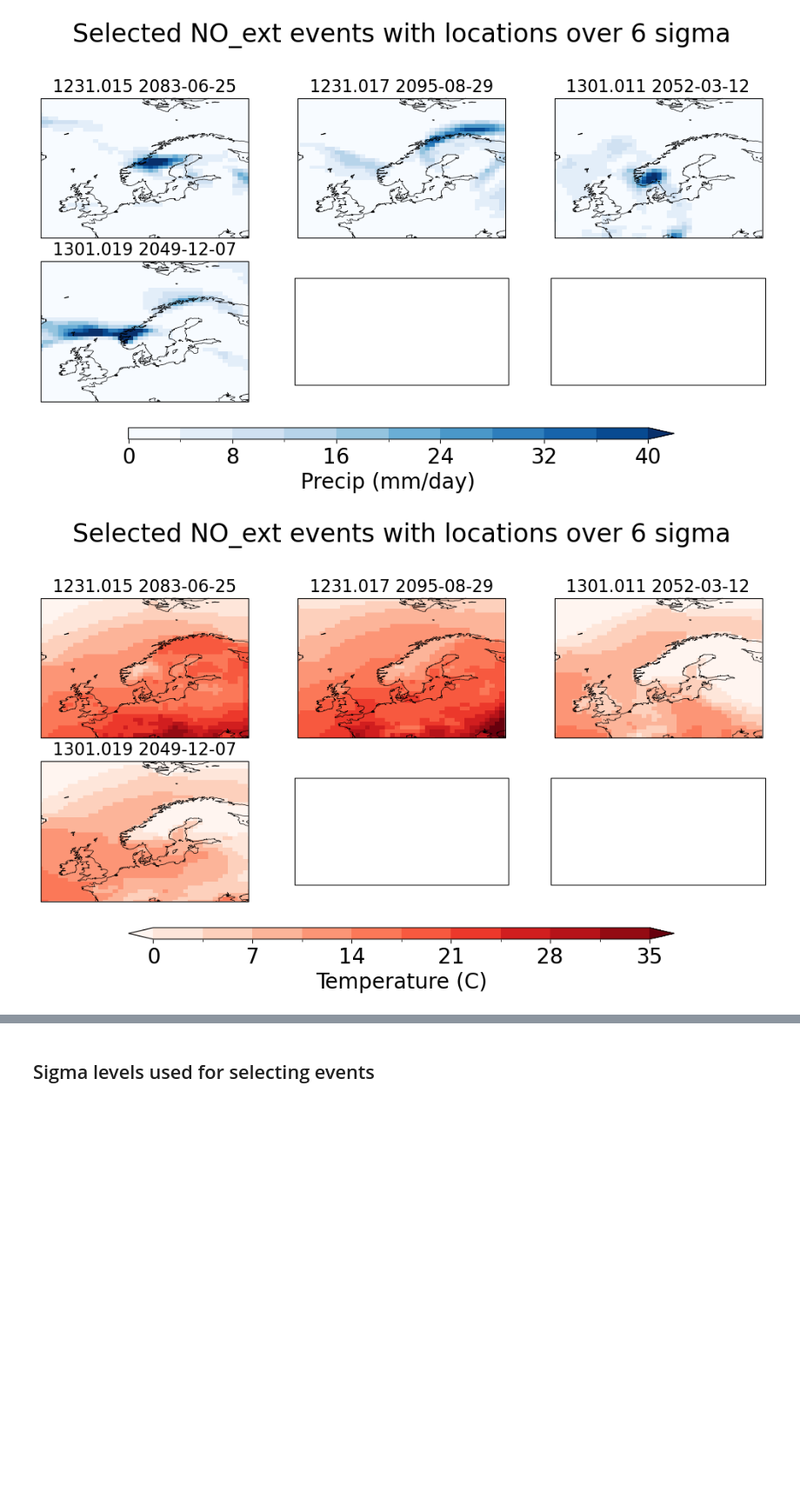
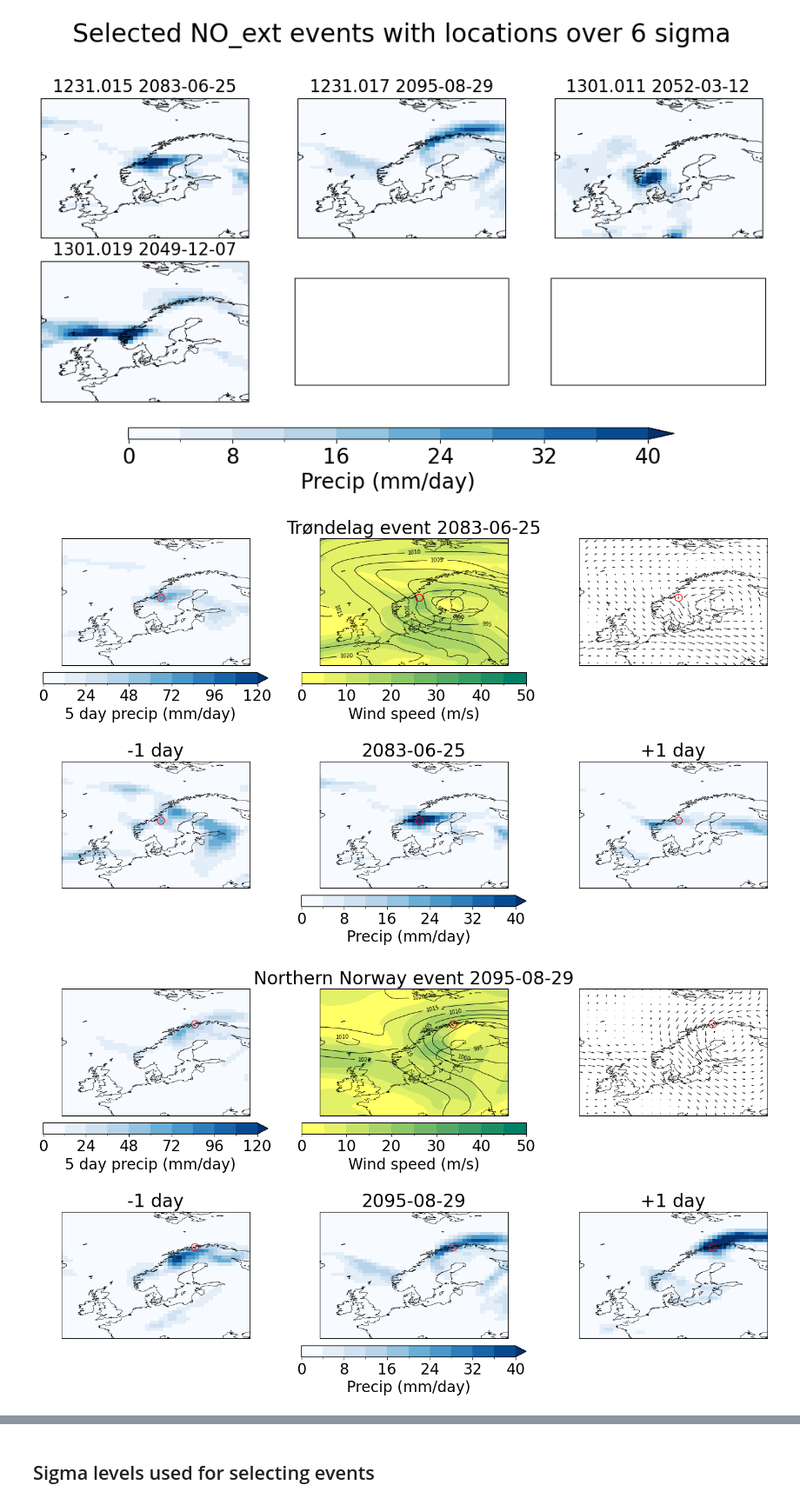
Before and after one commit to zosiast/XXN_public_scripts, a Jupyter notebook: paper_figs/selected_events_paper_figs.ipynb, the cells around one changed output, grey strips where cells are left out. Shown at 87% size. Cells and saved outputs as stored; diff of their text form; code cells hidden in the pictures; blank space fills up the shorter version.

```diff
--- a/paper_figs/selected_events_paper_figs.ipynb
+++ b/paper_figs/selected_events_paper_figs.ipynb
@@ -163,43 +172,6 @@ fig.subplots_adjust(bottom=0.5, top=0.9, left=0.1, right=0.9,wspace=0.2, hspace=
 #fig.savefig(f'{out_plots}{region_label}_select_events_precip_maps.pdf', format='pdf', bbox_inches='tight')
 # %% [output]
 [figure]
-# %%
-# Temperature plot for each event
-fig, axs = plt.subplots(nrows=nrows,ncols=3,
-                        subplot_kw={'projection': ccrs.PlateCarree()},
-                        figsize=(12,5*nrows)
-                       )
-
-# axs is a 2 dimensional array of `GeoAxes`.  We will flatten it into a 1-D array
-axs=axs.flatten()#Loop over all of the models
-
-for n,time in enumerate(locs_dataframe.date):
-    member_lab = locs_dataframe.member_lab[n]
-    #exp_lab = locs_dataframe.exp[n]
-    #suite_lab= locs_dataframe.suiteid[n]
-    #lon_lab=events_array.lon[n]
-
-    #circle2 = plt.Circle((lon_lab, lat_lab), 2, color='blue', fill=False)
-
-    fg = (datasets[n]['TS']-273.15).sel(time=time).plot(ax=axs[n],cmap='Reds',add_colorbar=False,levels=11,#,norm=norm, #
-                                                vmax=35, vmin=0,
-        #cbar_kwargs={'label': f'Temperature (K)','orientation':'horizontal','pad':0.05},
-        xlim=(lon_min,lon_max+5),
-        ylim=(lat_min-5,lat_max+5),
-        )
-
-    #axs[n].add_patch(circle2)
-    axs[n].set_title(f'{member_lab} {time}',fontsize=16)
-    axs[n].coastlines(linewidth=0.5)  # cartopy function
-
-cbar_ax = fig.add_axes([0.2, 0.45, 0.6, 0.015])
-cbar=fig.colorbar(fg,cax=cbar_ax,orientation='horizontal',label='Temperature (C)')
-
-plt.suptitle(f'Selected {region_label} events with locations over {sigma_lab} sigma',y=1.0)
-fig.subplots_adjust(bottom=0.5, top=0.9, left=0.1, right=0.9,wspace=0.2, hspace=0.17)
-#fig.savefig(f'{out_plots}{region_label}_select_events_precip_maps.pdf', format='pdf', bbox_inches='tight')
-# %% [output]
-[figure, removed]
 # %%
 #set lats and lons for plotting
 lats=datasets[0].lat
@@ -273,7 +245,7 @@ for n,time in enumerate(locs_dataframe.date):
                  extend='max', ticks=np.arange(0, 51, 10))
 
 
-    fg2 = axs[2].quiver(lons, lats, u.squeeze(), v.squeeze(), scale=500)
+    fg2 = axs[2].quiver(lons[::2], lats[::2], u.squeeze()[::2,::2], v.squeeze()[::2,::2], scale=450)
 
     #axs[2].set_title(f"{member_lab} {time}",fontsize=16)
     axs[2].coastlines(linewidth=0.5)  # cartopy function
@@ -305,30 +277,33 @@ for n,time in enumerate(locs_dataframe.date):
         xlim=(lon_min,lon_max+5),
         ylim=(lat_min-5,lat_max+5),
         )
 
     axs[4].add_patch(circle4)
     axs[4].set_title(f'{time}')
     axs[4].coastlines(linewidth=0.5)  # cartopy function
 
     fig.colorbar(fg4, ax=axs[4], orientation='horizontal', pad=0.05, label='Precip (mm/day)')
 
     fg = (datasets[n][var_name]*8.64e7).isel(time=time_ind+1).plot(ax=axs[5],cmap='Blues',add_colorbar=False,levels=11,#,norm=norm, #
                                                 vmax=40, vmin=0,
         #cbar_kwargs={'label': f'Precip (mm/day)','orientation':'horizontal','pad':0.05},
         xlim=(lon_min,lon_max+5),
         ylim=(lat_min-5,lat_max+5),
         )
 
     axs[5].add_patch(circle5)
     axs[5].set_title(f'+1 day')
     axs[5].coastlines(linewidth=0.5)  # cartopy function
 
     #plt.suptitle(f'{fig_labels[n]} event {time}',y=0.96)
 
     for ax in [axs[2], axs[3], axs[5]]:
         dummy = fig.colorbar(fg4, ax=ax, orientation='horizontal', pad=0.05)
         dummy.ax.set_visible(False)
 
     fig.get_layout_engine().set(w_pad=4 / 72, h_pad=4 / 72, hspace=0.1, wspace=0.1)
     #fig.subplots_adjust(bottom=0.2, top=0.95, left=0.1, right=0.9,wspace=0.2, hspace=0.17)
     fig.savefig(f'{out_plots}/{fig_labs[n]}_event_summary.pdf', format='pdf')
+# %% [output]
+[figure, added]
+[figure, added]
```
Also changed, not shown: parts of 4 cells of this notebook, 5 other files.
